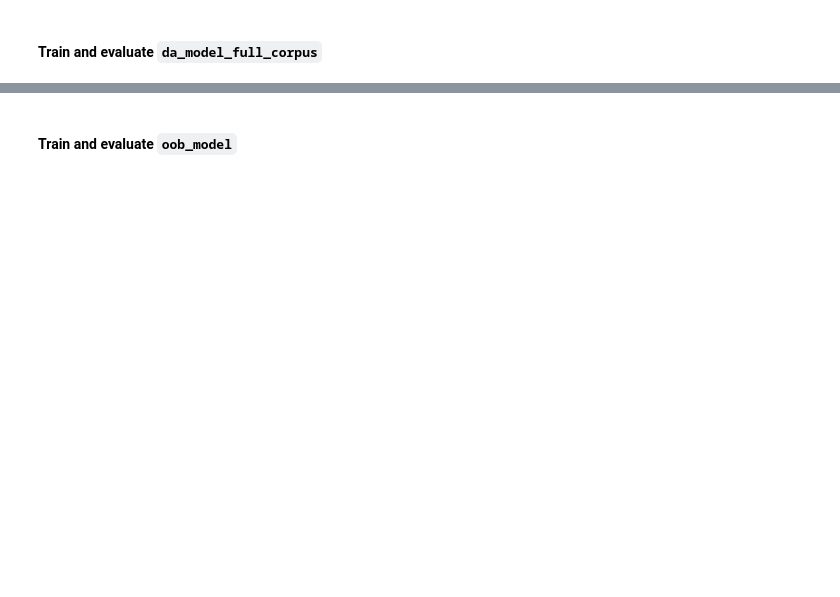
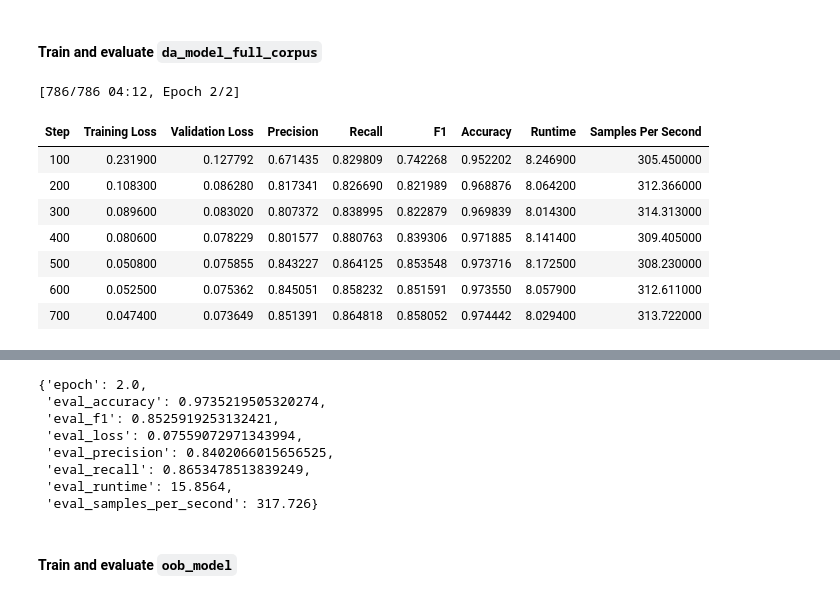
Before and after one commit to georgian-io/Transformers-Domain-Adaptation, a Jupyter notebook: notebooks/GuideToTransformersDomainAdaptation.ipynb, the cells around one changed output, grey strips where cells are left out. Saved outputs shown, nothing was run; the diff lists cells and outputs as text; code cells hidden in the pictures; blank space fills up the shorter version.

```diff
--- a/notebooks/GuideToTransformersDomainAdaptation.ipynb
+++ b/notebooks/GuideToTransformersDomainAdaptation.ipynb
@@ -313,8 +320,8 @@ from transformers import AutoModelForTokenClassification, DataCollatorForTokenCl
 best_checkpoint = './results/domain_pre_training/checkpoint-100'
 da_model = AutoModelForTokenClassification.from_pretrained(best_checkpoint, num_labels=len(label_list))
 
-da_full_corpus_model = AutoModelForTokenClassification.from_pretrained('./cached', num_labels=len(label_list))
-full_corpus_tokenizer = AutoTokenizer.from_pretrained('./cached')
+da_full_corpus_model = AutoModelForTokenClassification.from_pretrained('./domain-adapted-bert', num_labels=len(label_list))
+full_corpus_tokenizer = AutoTokenizer.from_pretrained('./domain-adapted-bert')
 
 oob_tokenizer = AutoTokenizer.from_pretrained(model_card)
 oob_model = AutoModelForTokenClassification.from_pretrained(model_card, num_labels=len(label_list))
@@ -448,4 +492,14 @@ da_trainer.evaluate(test_dataset)
 #### Train and evaluate `da_model_full_corpus`
 # %%
 da_full_corpus_trainer.train()
-da_full_corpus_trainer.evaluate(test_dataset)
+da_full_corpus_trainer.evaluate(da_full_corpus_datasets['test'])
+# %% [output]
+[786/786 04:12, Epoch 2/2]
+| Step | Training Loss | Validation Loss | Precision | Recall | F1 | Accuracy | Runtime | Samples Per Second |
+| 100 | 0.231900 | 0.127792 | 0.671435 | 0.829809 | 0.742268 | 0.952202 | 8.246900 | 305.450000 |
+| 200 | 0.108300 | 0.086280 | 0.817341 | 0.826690 | 0.821989 | 0.968876 | 8.064200 | 312.366000 |
+| 300 | 0.089600 | 0.083020 | 0.807372 | 0.838995 | 0.822879 | 0.969839 | 8.014300 | 314.313000 |
+| 400 | 0.080600 | 0.078229 | 0.801577 | 0.880763 | 0.839306 | 0.971885 | 8.141400 | 309.405000 |
+| 500 | 0.050800 | 0.075855 | 0.843227 | 0.864125 | 0.853548 | 0.973716 | 8.172500 | 308.230000 |
+| 600 | 0.052500 | 0.075362 | 0.845051 | 0.858232 | 0.851591 | 0.973550 | 8.057900 | 312.611000 |
+| 700 | 0.047400 | 0.073649 | 0.851391 | 0.864818 | 0.858052 | 0.974442 | 8.029400 | 313.722000 |
@@ -452,3 +507,11 @@ da_full_corpus_trainer.evaluate(test_dataset)
+{'epoch': 2.0,
+ 'eval_accuracy': 0.9735219505320274,
+ 'eval_f1': 0.8525919253132421,
+ 'eval_loss': 0.07559072971343994,
+ 'eval_precision': 0.8402066015656525,
+ 'eval_recall': 0.8653478513839249,
+ 'eval_runtime': 15.8564,
+ 'eval_samples_per_second': 317.726}
 # %% [markdown]
 #### Train and evaluate `oob_model`
 # %%
```
Also changed, not shown: parts of 21 cells of this notebook.
